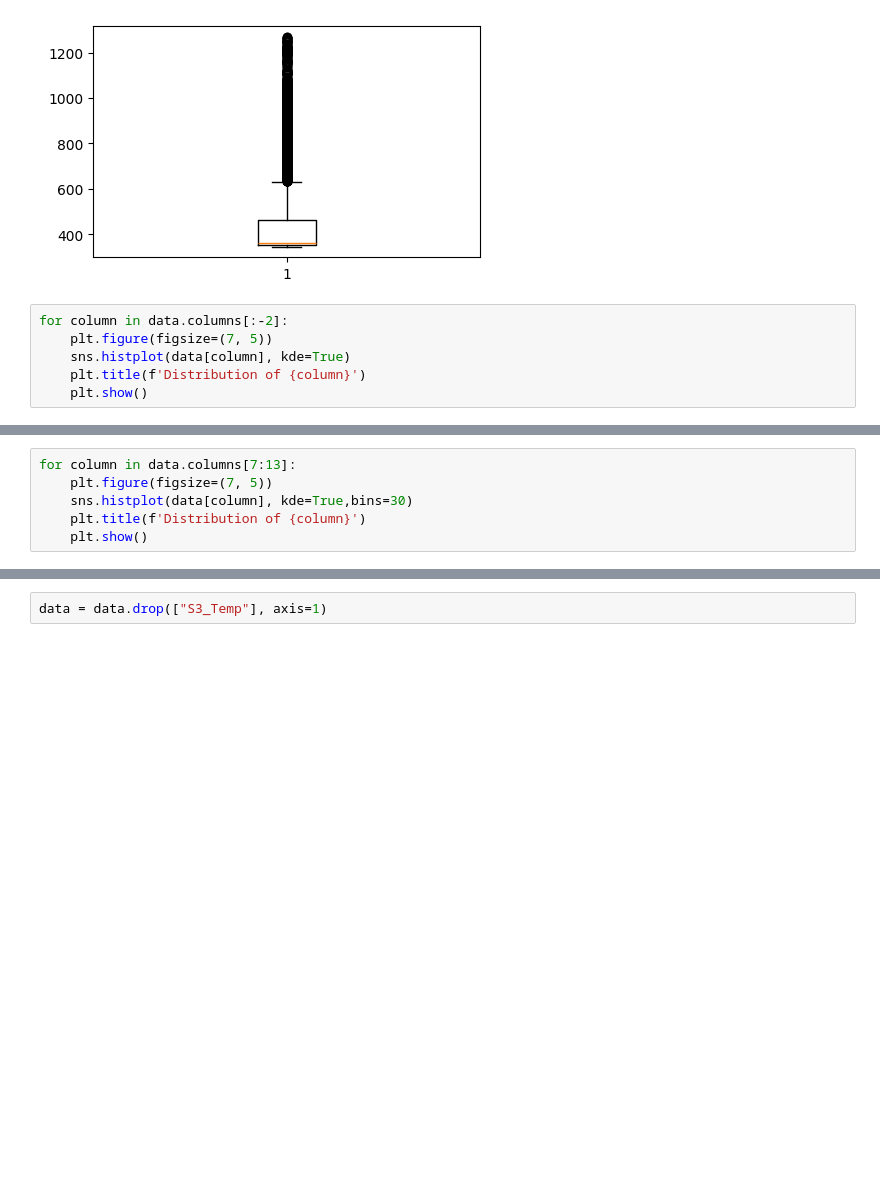
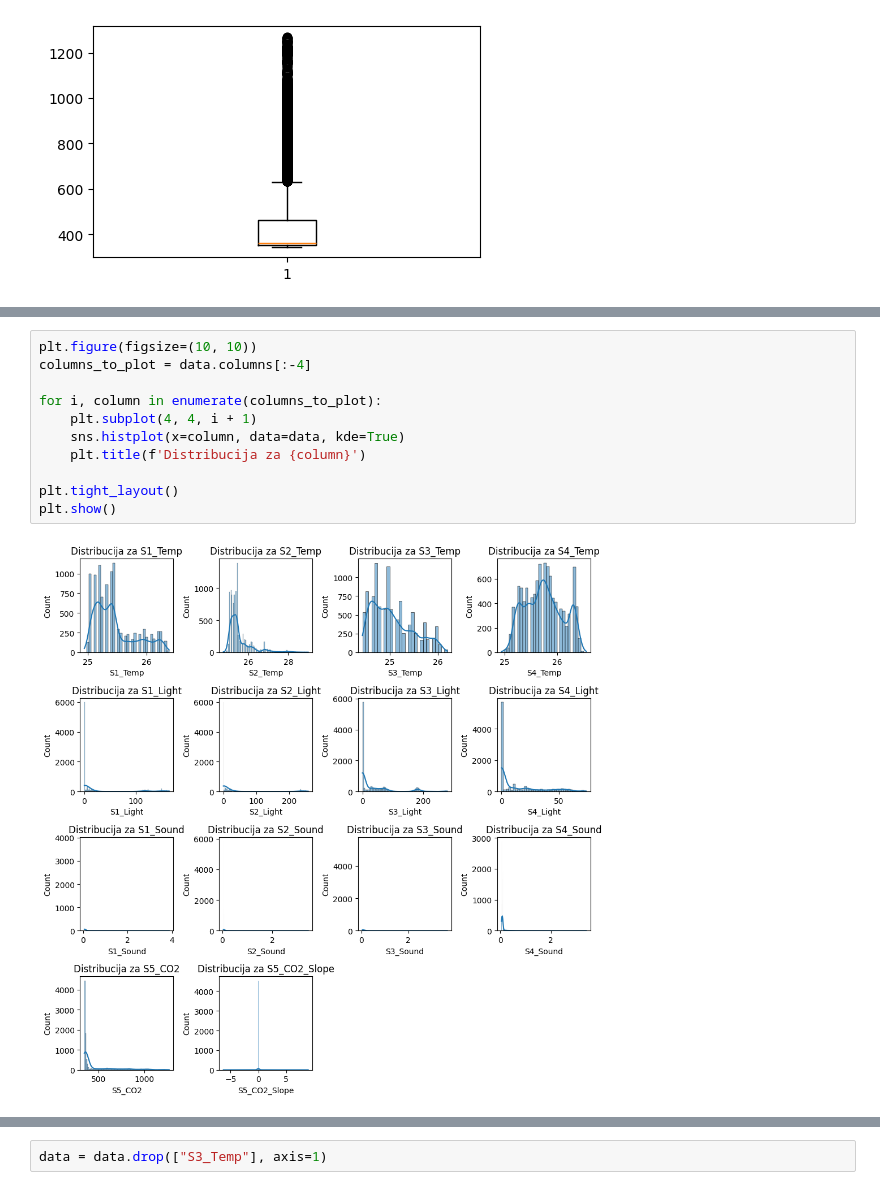
Before and after one commit to NastasijaaS/Machine-Learning-Classification, a Jupyter notebook: projekat1.ipynb, the cells around one changed output, grey strips where cells are left out. Cells and saved outputs as stored; diff of their text form; blank space fills up the shorter version.

```diff
--- a/projekat1.ipynb
+++ b/projekat1.ipynb
@@ -193,9 +234,3 @@ boxplot = plt.boxplot(data.S5_CO2)
 plt.show()
 # %% [output]
 [figure]
-# %%
-for column in data.columns[:-2]:
-    plt.figure(figsize=(7, 5))
-    sns.histplot(data[column], kde=True)
-    plt.title(f'Distribution of {column}')
-    plt.show()
@@ -216,6 +236,0 @@ for column in data.columns[:-2]:
-# %%
-for column in data.columns[7:13]:
-    plt.figure(figsize=(7, 5))
-    sns.histplot(data[column], kde=True,bins=30)
-    plt.title(f'Distribution of {column}')
-    plt.show()
@@ -228,0 +264,13 @@ for column in data.columns[7:13]:
+# %%
+plt.figure(figsize=(10, 10))
+columns_to_plot = data.columns[:-4]
+
+for i, column in enumerate(columns_to_plot):
+    plt.subplot(4, 4, i + 1)
+    sns.histplot(x=column, data=data, kde=True)
+    plt.title(f'Distribucija za {column}')
+
+plt.tight_layout()
+plt.show()
+# %% [output]
+[figure, added]
```
Also changed, not shown: parts of 200 cells of this notebook.
